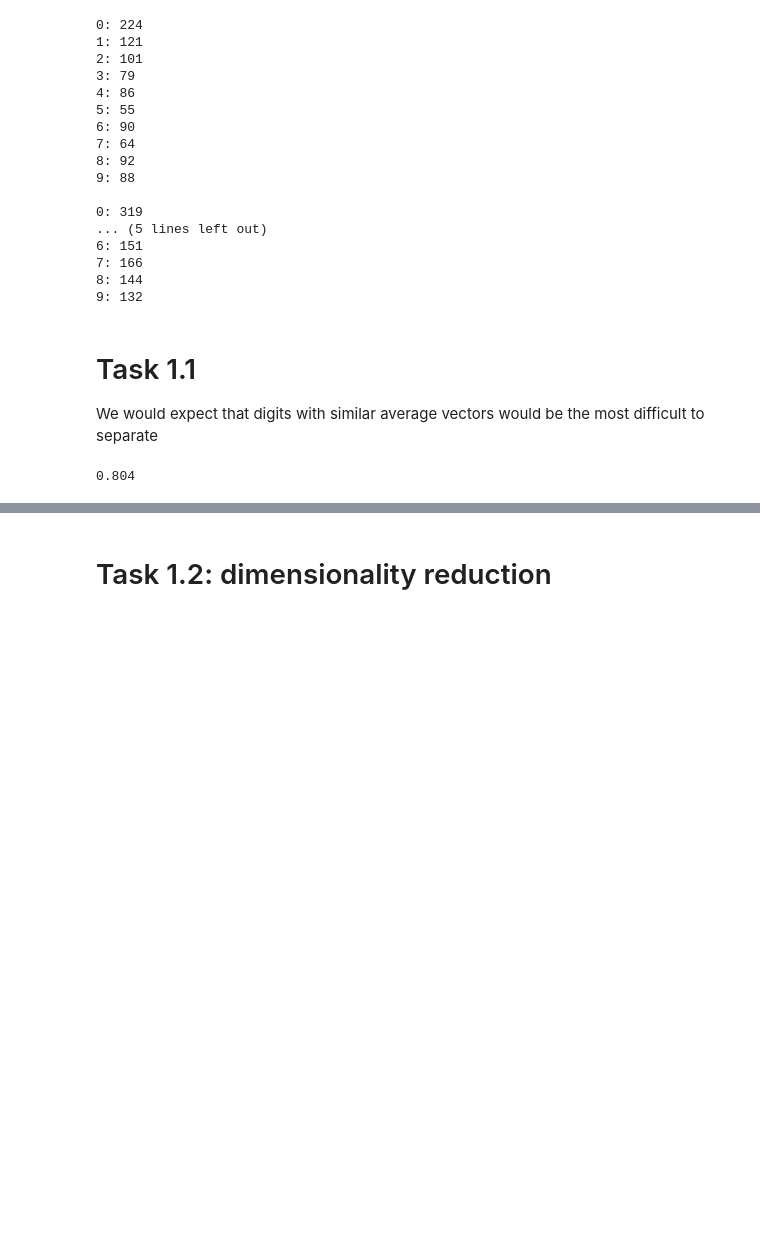
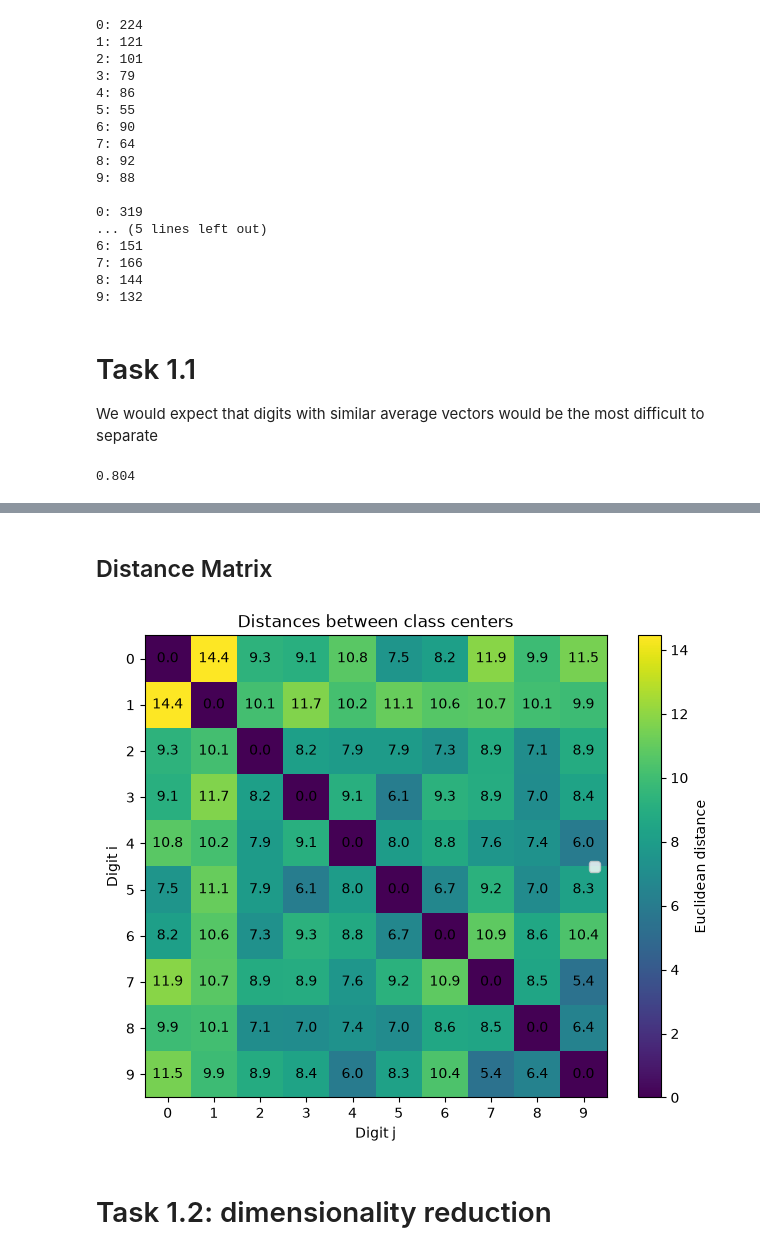
Before and after one commit to Jessek43/idl_a0, a Jupyter notebook: A0.ipynb, the cells around one changed output, grey strips where cells are left out. Saved outputs shown, nothing was run; the diff lists cells and outputs as text; code cells hidden in the pictures; blank space fills up the shorter version.

Commit message:
Task 1.1 distance matrix and Task 1.2 code

```diff
--- a/A0.ipynb
+++ b/A0.ipynb
@@ -106,3 +115,33 @@ print(vector_avg_accuracy)
+# %% [markdown]
+## Distance Matrix
+# %%
+dist_matrix = np.zeros((nr_digits, nr_digits))
+
+for c_i in range(0, nr_digits - 1): # loop over 10 digit averages
+    for c_j in range(c_i + 1, nr_digits):
+
+        distance = np.linalg.norm(avg_vectors[c_i] - avg_vectors[c_j])
+        dist_matrix[c_i][c_j] = distance
+        dist_matrix[c_j][c_i] = distance
+# create plot
+plt.figure(figsize=(8,6))
+plt.imshow(dist_matrix, cmap="viridis")
+plt.colorbar(label="Euclidean distance")
+
+for i in range(nr_digits):
+    for j in range(nr_digits):
+        plt.text(j, i, f"{dist_matrix[i, j]:.1f}", ha="center", va="center", fontsize=10)
+
+plt.xticks(range(nr_digits))
+plt.yticks(range(nr_digits))
+plt.xlabel("Digit j")
+plt.ylabel("Digit i")
+plt.title("Distances between class centers")
+plt.legend()
+plt.savefig("plots/distance_matrix_digit_centers.png")
+plt.show()
+# %% [output]
+[figure, added]
 # %% [markdown]
 # Task 1.2: dimensionality reduction
 # %%
```
Also changed, not shown: parts of 13 cells of this notebook, 5 other files.
